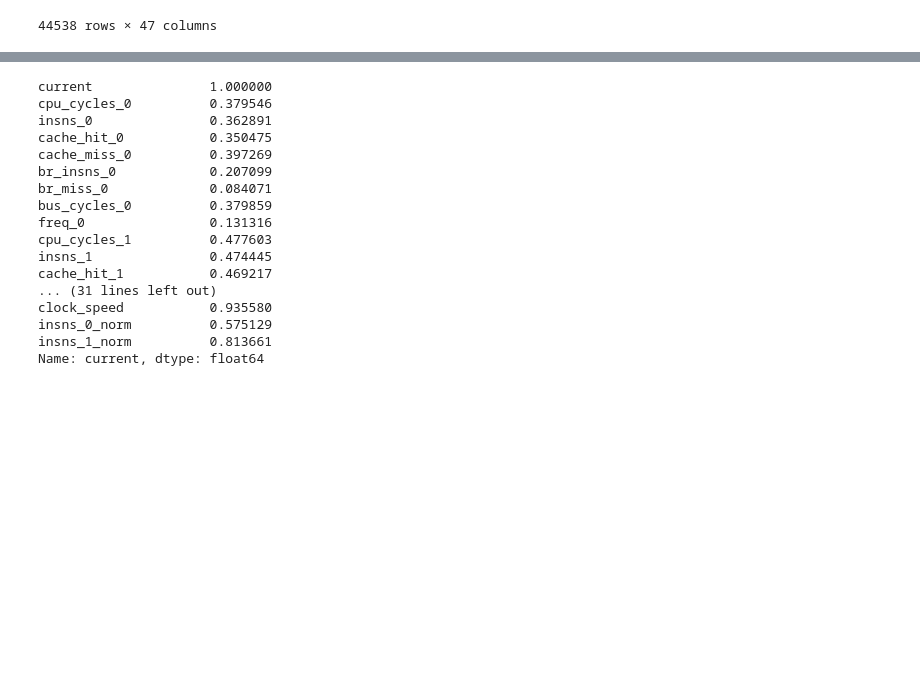
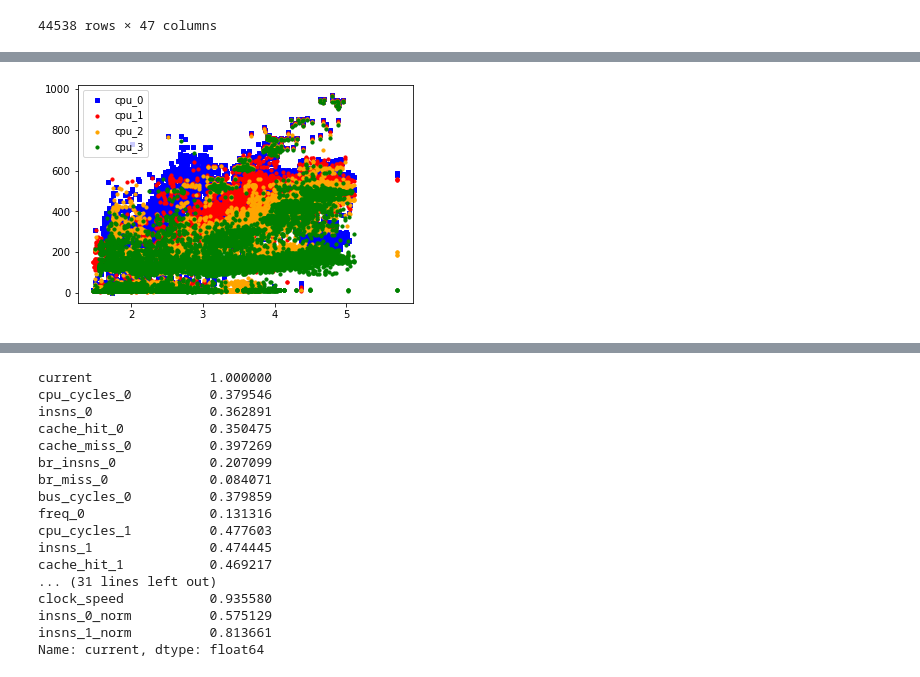
Before and after one commit to radshield/raspi-sel, a Jupyter notebook: analysis/perf_numa.ipynb, the cells around one changed output, grey strips where cells are left out. Cells and saved outputs as stored; diff of their text form; code cells hidden in the pictures; blank space fills up the shorter version.

```diff
--- a/analysis/perf_numa.ipynb
+++ b/analysis/perf_numa.ipynb
@@ -54,0 +167,10 @@ cpu_df
+# %%
+
+plt.scatter(cpu_df.current, cpu_df['cpu_cycle_0_per_time'], s=10, c='b', marker="s", label='cpu_0')
+plt.scatter(cpu_df.current, cpu_df['cpu_cycle_1_per_time'], s=10, c='r', marker="o", label='cpu_1')
+plt.scatter(cpu_df.current, cpu_df['cpu_cycle_2_per_time'], s=10, c='orange', marker="o", label='cpu_2')
+plt.scatter(cpu_df.current, cpu_df['cpu_cycle_3_per_time'], s=10, c='g', marker="o", label='cpu_3')
+plt.legend(loc='upper left')
+plt.show()
+# %% [output]
+[figure, added]
```
Also changed, not shown: parts of 13 cells of this notebook.
